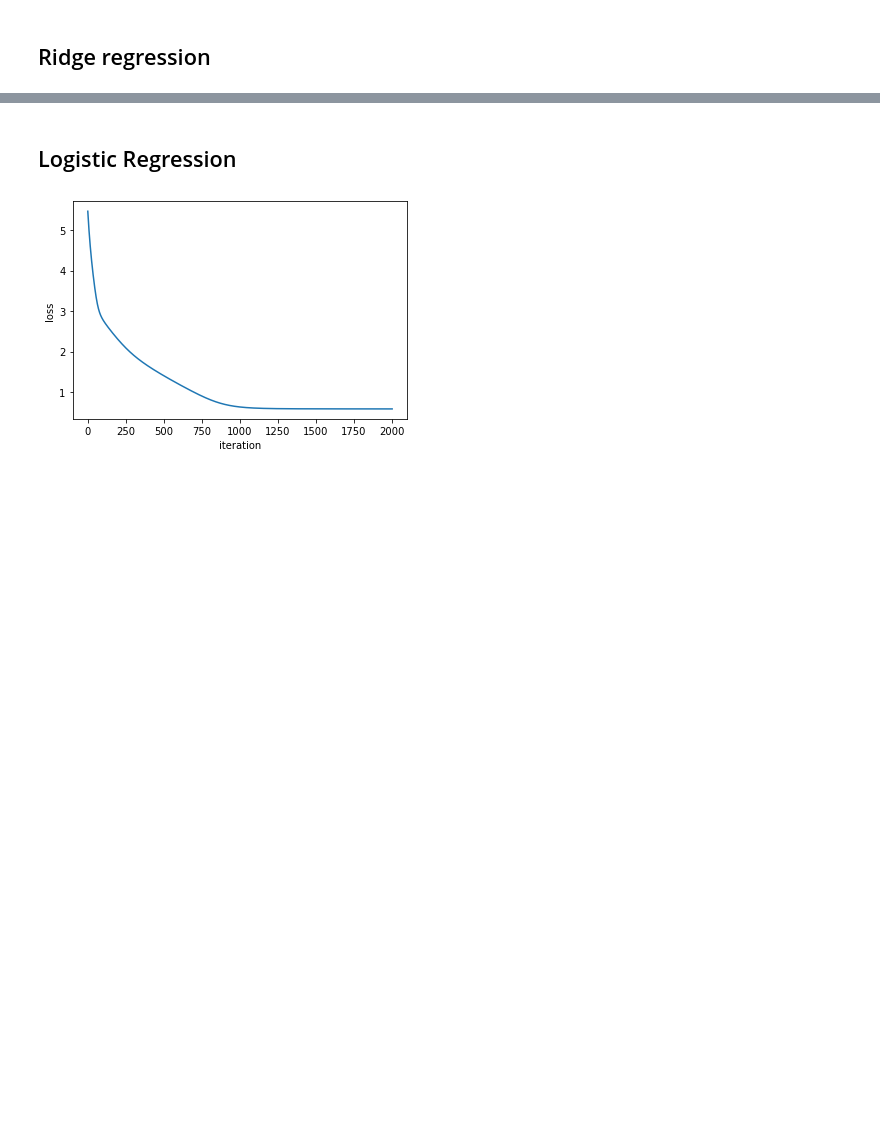
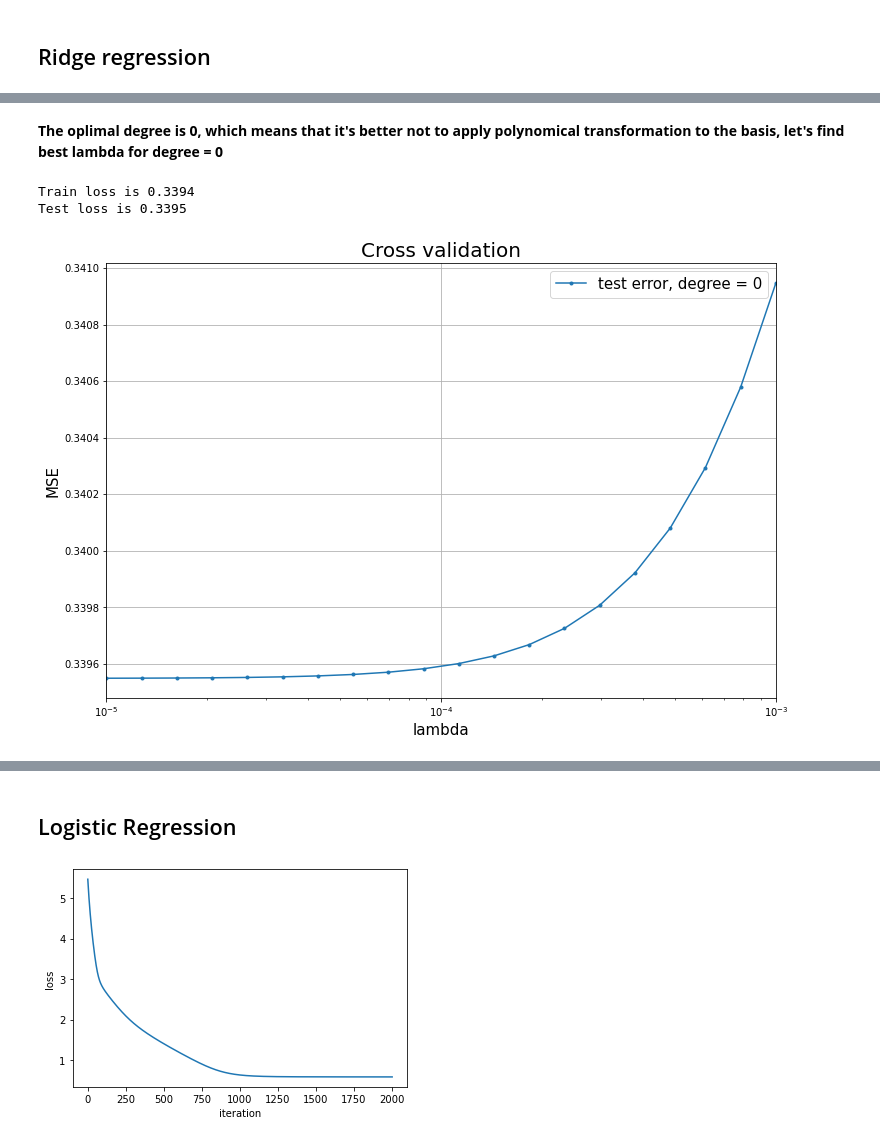
Before and after one commit to SonyaBlinova/ml-project-1-SES, a Jupyter notebook: project1.ipynb, the cells around one changed output, grey strips where cells are left out. Drawn from its saved outputs; the diff is of its cells as text; code cells hidden in the pictures; blank space fills up the shorter version.

```diff
--- a/project1.ipynb
+++ b/project1.ipynb
@@ -181,0 +131,15 @@ cross_validation_demo()
+# %% [markdown]
+**The oplimal degree is 0, which means that it's better not to apply polynomical transformation to the basis, let's find best lambda for degree = 0**
+# %%
+# parameters setting
+type_ = 'RR'
+bd_left = -5
+bd_right = -3
+# grid for hyperparameters
+lambdas = np.logspace(bd_left, bd_right, 20)
+degrees = np.arange(1)
+cross_validation_demo(type_=type_, y=y, tx=tx, bd_left=bd_left, bd_right=bd_right, lambdas=lambdas, degrees=degrees, seed=seed)
+# %% [output]
+Train loss is 0.3394
+Test loss is 0.3395
+[figure, added]
```
Also changed, not shown: parts of 28 cells of this notebook, 3 other files.
